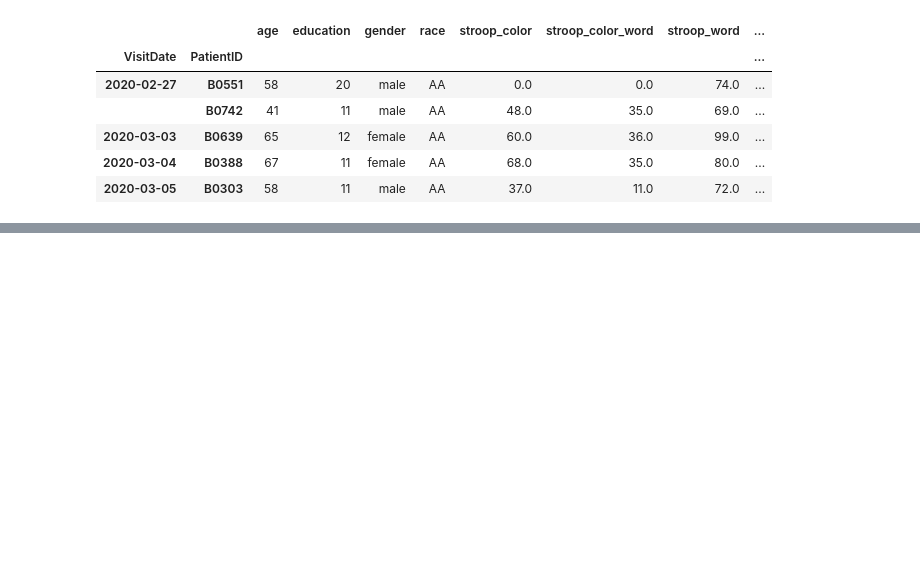
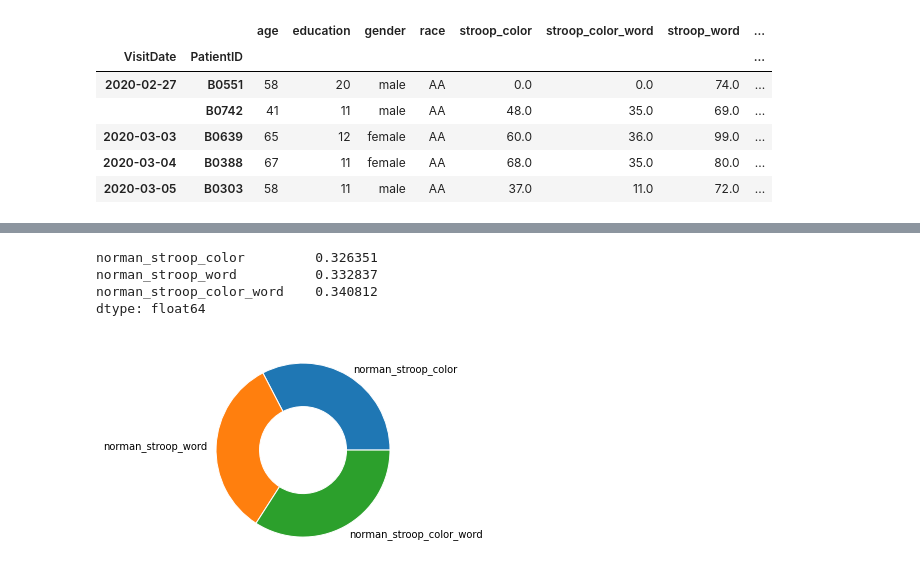
Before and after one commit to JudoWill/autoneuro, a Jupyter notebook: 03_domains.ipynb, the cells around one changed output, grey strips where cells are left out. Cells and saved outputs as stored; diff of their text form; code cells hidden in the pictures; blank space fills up the shorter version.

```diff
--- a/03_domains.ipynb
+++ b/03_domains.ipynb
@@ -217,8 +285,9 @@ class ExecutiveFunctionDomain(AbstractDomain):
         reg_calc = TestCalculator.from_config(yaml.full_load(open(norman_regression_definition)))
 
         full_exec_calc = reg_calc
+        final_fields = ['norman_stroop_color', 'norman_stroop_word', 'norman_stroop_color_word']
 
-        return ExecutiveFunctionDomain(full_exec_calc)
+        return ExecutiveFunctionDomain(full_exec_calc, final_fields)
 # %%
 ex_fun_domain = ExecutiveFunctionDomain.from_defaults()
 ex_fun_domain.load_data(all_neuro, mapping=COLUMN_MAPPING)
@@ -251,3 +320,15 @@ show(layout([[norman_color_color_word_fig],
 # %% [output]
 [interactive output not drawn]
 [interactive output not drawn]
+# %%
+fig, ax = plt.subplots(1,1)
+ax.pie(ex_fun_domain._weights,
+       labels = ex_fun_domain._weights.index,
+       wedgeprops=dict(width=0.5, edgecolor='w'))
+ex_fun_domain._weights
+# %% [output]
+norman_stroop_color         0.326351
+norman_stroop_word          0.332837
+norman_stroop_color_word    0.340812
+dtype: float64
+[figure, added]
```
Also changed, not shown: parts of 6 cells of this notebook, 2 other files.
